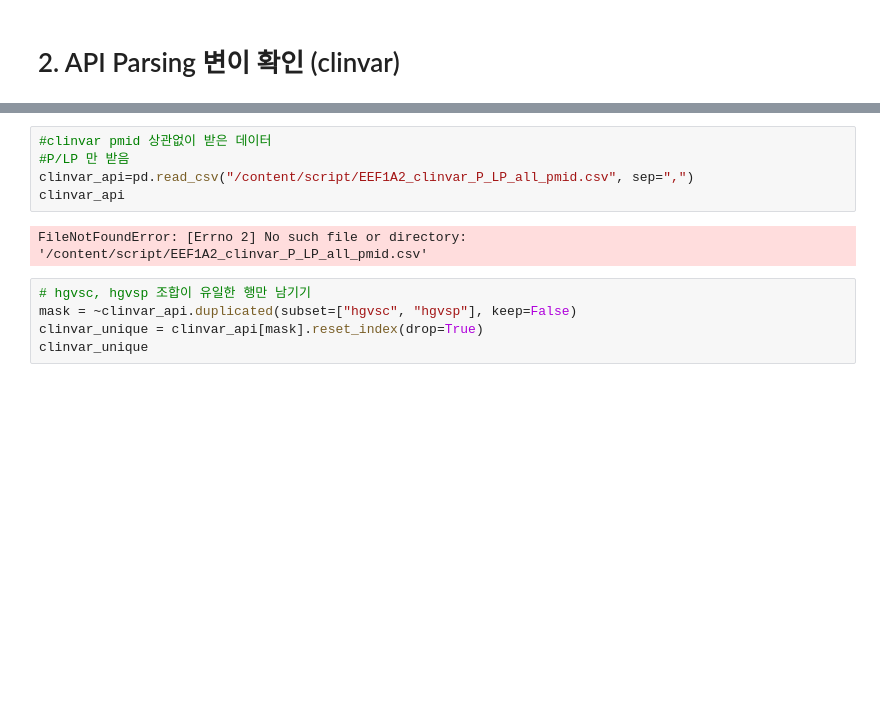
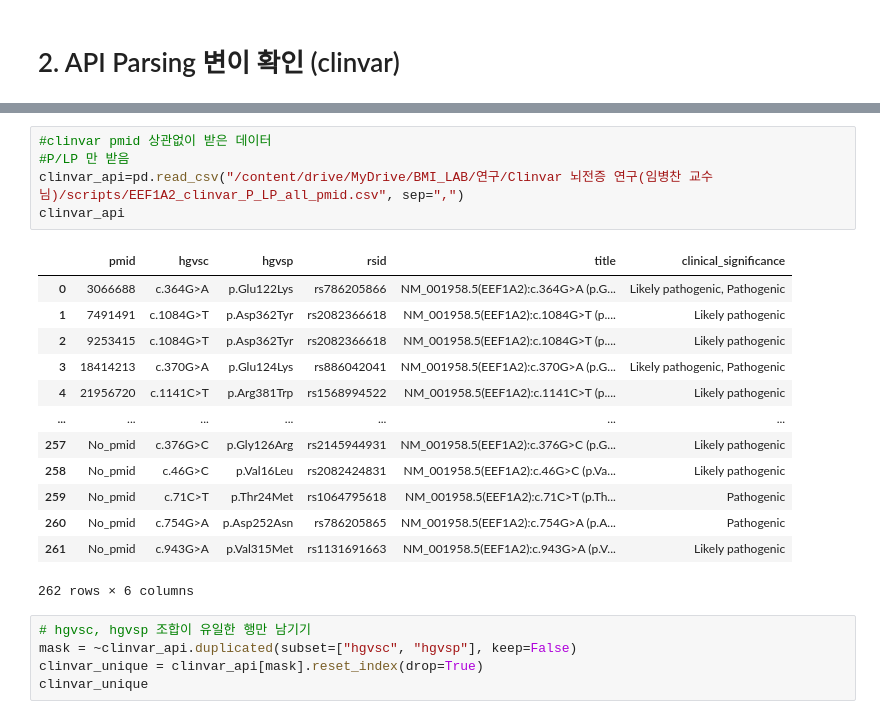
Before and after one commit to heesuh98/Clinvar_project, a Jupyter notebook: Clinvar_check_all.ipynb, the cells around one changed output, grey strips where cells are left out. Saved outputs shown, nothing was run; the diff lists cells and outputs as text; blank space fills up the shorter version.

```diff
--- a/Clinvar_check_all.ipynb
+++ b/Clinvar_check_all.ipynb
@@ -107,10 +120,22 @@ os.system("python /content/drive/MyDrive/BMI_LAB/연구/Clinvar 뇌
 # %%
 #clinvar pmid 상관없이 받은 데이터
 #P/LP 만 받음
-clinvar_api=pd.read_csv("/content/script/EEF1A2_clinvar_P_LP_all_pmid.csv", sep=",")
+clinvar_api=pd.read_csv("/content/drive/MyDrive/BMI_LAB/연구/Clinvar 뇌전증 연구(임병찬 교수님)/scripts/EEF1A2_clinvar_P_LP_all_pmid.csv", sep=",")
 clinvar_api
 # %% [output]
+|  | pmid | hgvsc | hgvsp | rsid | title | clinical_significance |
+| 0 | 3066688 | c.364G>A | p.Glu122Lys | rs786205866 | NM_001958.5(EEF1A2):c.364G>A (p.G... | Likely pathogenic, Pathogenic |
+| 1 | 7491491 | c.1084G>T | p.Asp362Tyr | rs2082366618 | NM_001958.5(EEF1A2):c.1084G>T (p.... | Likely pathogenic |
+| 2 | 9253415 | c.1084G>T | p.Asp362Tyr | rs2082366618 | NM_001958.5(EEF1A2):c.1084G>T (p.... | Likely pathogenic |
+| 3 | 18414213 | c.370G>A | p.Glu124Lys | rs886042041 | NM_001958.5(EEF1A2):c.370G>A (p.G... | Likely pathogenic, Pathogenic |
+| 4 | 21956720 | c.1141C>T | p.Arg381Trp | rs1568994522 | NM_001958.5(EEF1A2):c.1141C>T (p.... | Likely pathogenic |
+| ... | ... | ... | ... | ... | ... | ... |
+| 257 | No_pmid | c.376G>C | p.Gly126Arg | rs2145944931 | NM_001958.5(EEF1A2):c.376G>C (p.G... | Likely pathogenic |
+| 258 | No_pmid | c.46G>C | p.Val16Leu | rs2082424831 | NM_001958.5(EEF1A2):c.46G>C (p.Va... | Likely pathogenic |
+| 259 | No_pmid | c.71C>T | p.Thr24Met | rs1064795618 | NM_001958.5(EEF1A2):c.71C>T (p.Th... | Pathogenic |
+| 260 | No_pmid | c.754G>A | p.Asp252Asn | rs786205865 | NM_001958.5(EEF1A2):c.754G>A (p.A... | Pathogenic |
+| 261 | No_pmid | c.943G>A | p.Val315Met | rs1131691663 | NM_001958.5(EEF1A2):c.943G>A (p.V... | Likely pathogenic |
-FileNotFoundError: [Errno 2] No such file or directory: '/content/script/EEF1A2_clinvar_P_LP_all_pmid.csv'
+262 rows × 6 columns
 # %%
 # hgvsc, hgvsp 조합이 유일한 행만 남기기
 mask = ~clinvar_api.duplicated(subset=["hgvsc", "hgvsp"], keep=False)
```
Also changed, not shown: parts of 3 cells of this notebook.
